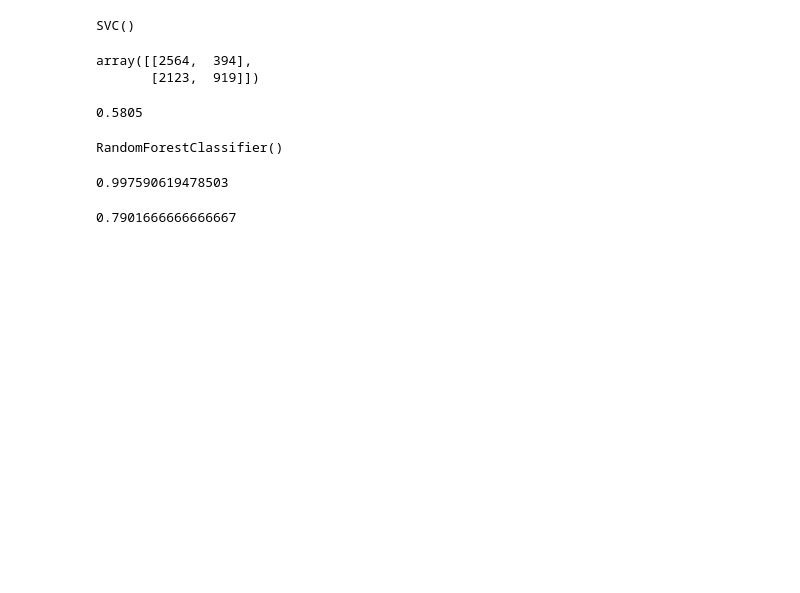
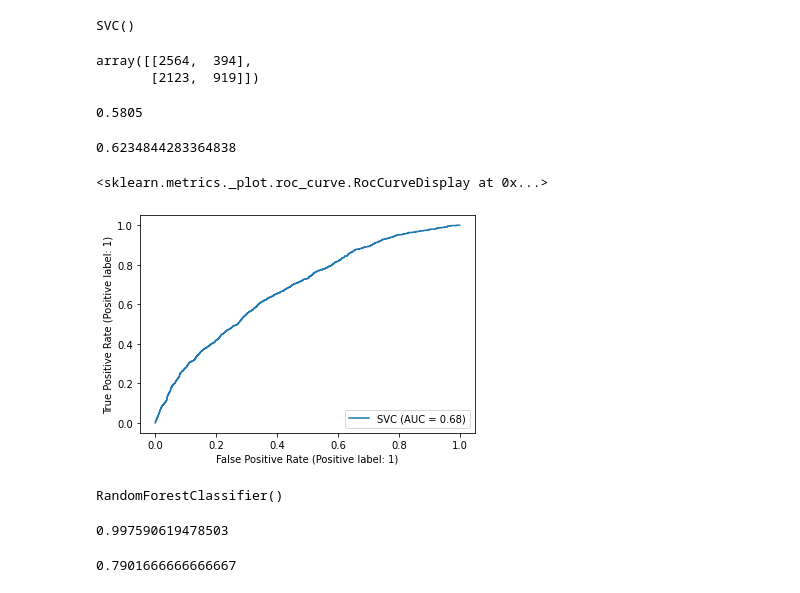
Before and after one commit to Aman7Rathore/Credit_card_default_predictio-, a Jupyter notebook: Copy_of_Credit_Card_Default_Prediction_Capstone_Project.ipynb, the cells around one changed output. Saved outputs shown, nothing was run; the diff lists cells and outputs as text; code cells hidden in the pictures; blank space fills up the shorter version.

```diff
--- a/Copy_of_Credit_Card_Default_Prediction_Capstone_Project.ipynb
+++ b/Copy_of_Credit_Card_Default_Prediction_Capstone_Project.ipynb
@@ -294,6 +305,15 @@ array([[2564,  394],
 svc.score(X_test,Y_test)
 # %% [output]
 0.5805
+# %%
+roc_auc_score(Y_test,Y__pre)
+# %% [output]
+0.6234844283364838
+# %%
+metrics.plot_roc_curve(svc,X_test,Y_test)
+# %% [output]
+<sklearn.metrics._plot.roc_curve.RocCurveDisplay at 0x...>
+[figure, added]
 # %%
 from sklearn.ensemble import RandomForestClassifier
 rfc = RandomForestClassifier()
```
Also changed, not shown: parts of 8 cells of this notebook.
